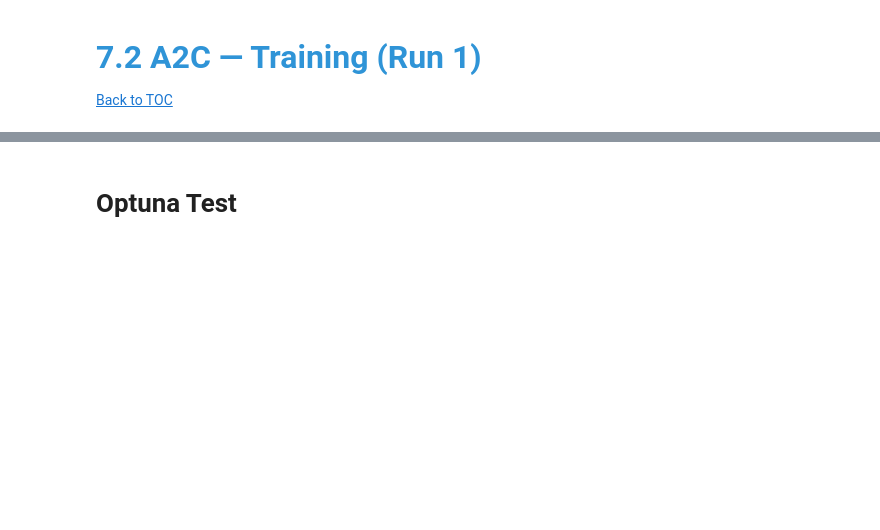
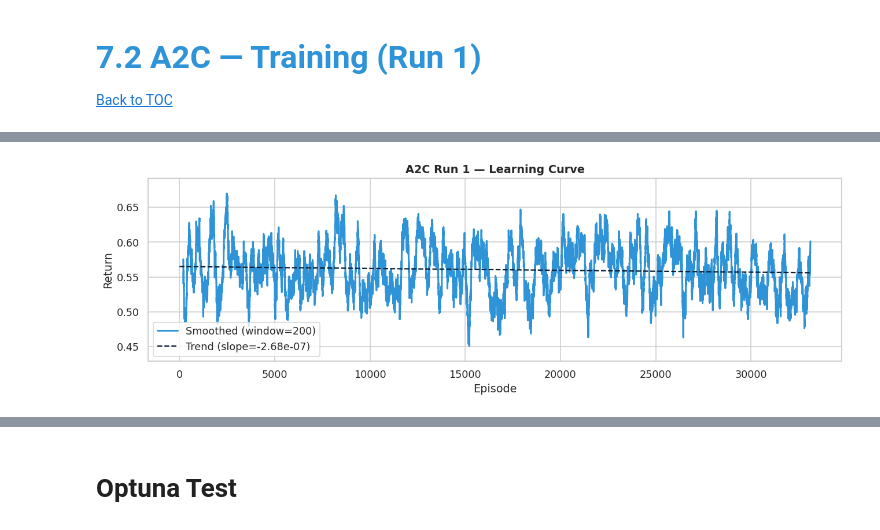
Before and after one commit to mariamiguel720/Reinforcement-Learning-Project-25-26, a Jupyter notebook: RL_Config_B - cópia.ipynb, the cells around one changed output, grey strips where cells are left out. Cells and saved outputs as stored; diff of their text form; code cells hidden in the pictures; blank space fills up the shorter version.

```diff
--- a/RL_Config_B - cópia.ipynb
+++ b/RL_Config_B - cópia.ipynb
@@ -1531,8 +1606,10 @@ A2C_SURVIVAL = float(np.mean(a2c_eval_returns > 0)) * 100
 # %%
 # A2C Run 1 — Learning Curve
-a2c_all_returns = np.load('models/a2c_returns_run1.npy')
+a2c_all_returns = np.load('models/a2c/a2c_returns_run1.npy')
 
 plot_learning_curve(a2c_all_returns, label='A2C Run 1', window=200)
+# %% [output]
+[figure, added]
 # %%
 # A2C Run 1 — Episode Type Comparison
 plot_episode_type_comparison(a2c_noisy, a2c_clean, a2c_missing, label='A2C Run 1')
```
Also changed, not shown: parts of 9 cells of this notebook.
